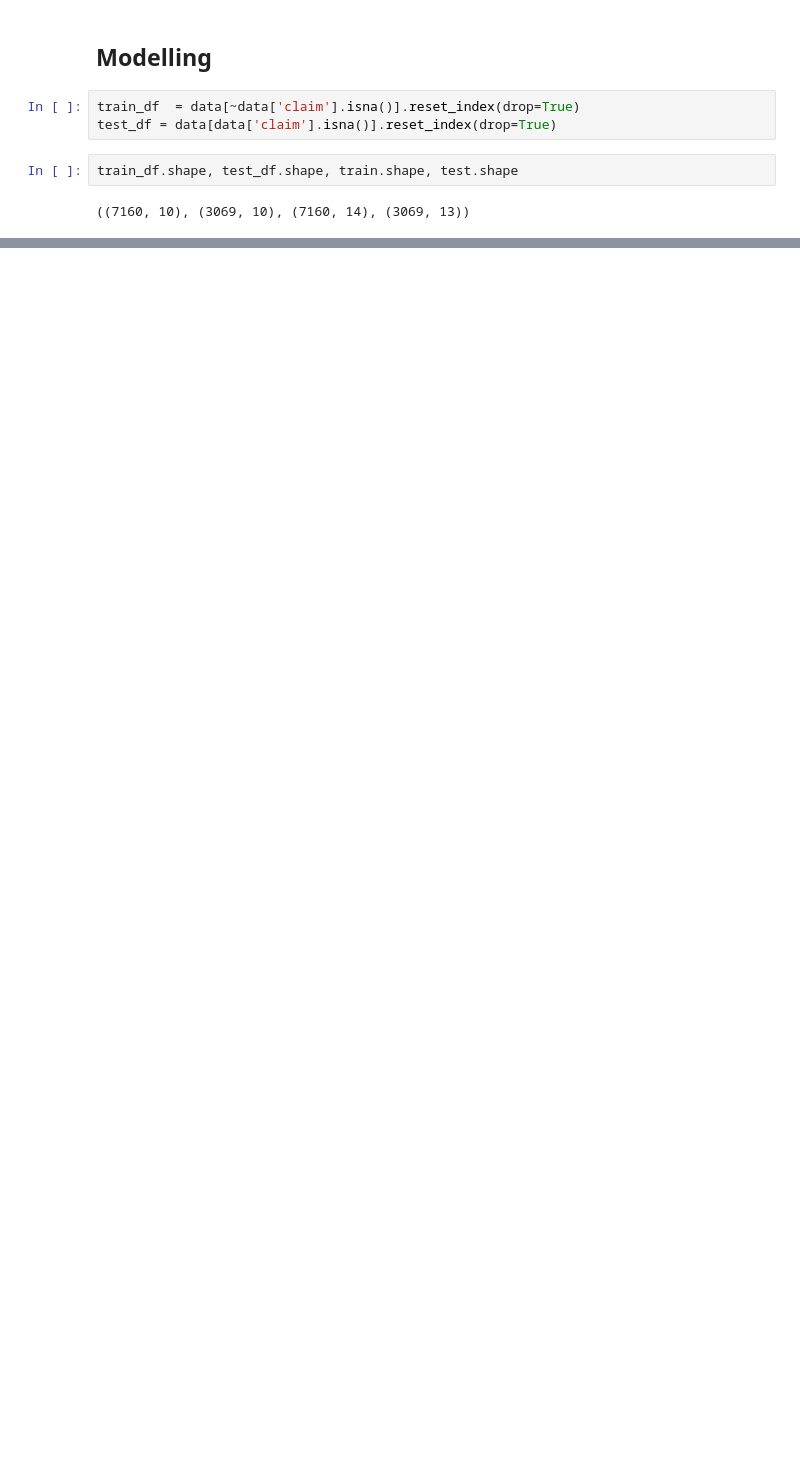
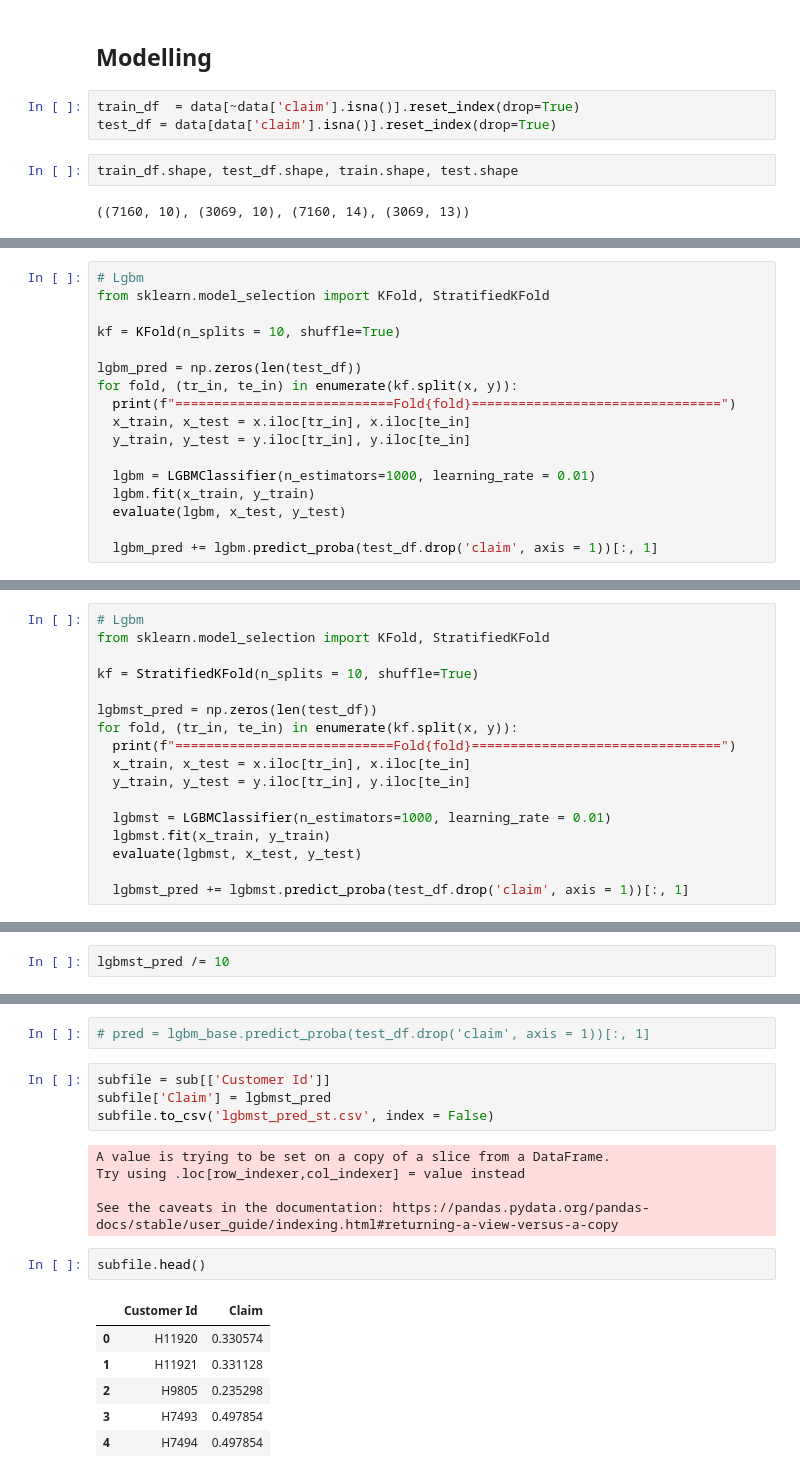
Before and after one commit to praistarr/Insurance-claim-prediction, a Jupyter notebook: Insurance_prediction.ipynb, the cells around one changed output, grey strips where cells are left out. Cells and saved outputs as stored; diff of their text form; blank space fills up the shorter version.

```diff
--- a/Insurance_prediction.ipynb
+++ b/Insurance_prediction.ipynb
@@ -373,0 +516,17 @@ accuracy_score(y_pred, y_test)
+# %%
+# Lgbm
+from sklearn.model_selection import KFold, StratifiedKFold
+
+kf = KFold(n_splits = 10, shuffle=True)
+
+lgbm_pred = np.zeros(len(test_df))
+for fold, (tr_in, te_in) in enumerate(kf.split(x, y)):
+  print(f"============================Fold{fold}================================")
+  x_train, x_test = x.iloc[tr_in], x.iloc[te_in]
+  y_train, y_test = y.iloc[tr_in], y.iloc[te_in]
+
+  lgbm = LGBMClassifier(n_estimators=1000, learning_rate = 0.01)
+  lgbm.fit(x_train, y_train)
+  evaluate(lgbm, x_test, y_test)
+
+  lgbm_pred += lgbm.predict_proba(test_df.drop('claim', axis = 1))[:, 1]
@@ -373,0 +553,17 @@ accuracy_score(y_pred, y_test)
+# %%
+# Lgbm
+from sklearn.model_selection import KFold, StratifiedKFold
+
+kf = StratifiedKFold(n_splits = 10, shuffle=True)
+
+lgbmst_pred = np.zeros(len(test_df))
+for fold, (tr_in, te_in) in enumerate(kf.split(x, y)):
+  print(f"============================Fold{fold}================================")
+  x_train, x_test = x.iloc[tr_in], x.iloc[te_in]
+  y_train, y_test = y.iloc[tr_in], y.iloc[te_in]
+
+  lgbmst = LGBMClassifier(n_estimators=1000, learning_rate = 0.01)
+  lgbmst.fit(x_train, y_train)
+  evaluate(lgbmst, x_test, y_test)
+
+  lgbmst_pred += lgbmst.predict_proba(test_df.drop('claim', axis = 1))[:, 1]
@@ -373,0 +588,2 @@ accuracy_score(y_pred, y_test)
+# %%
+lgbmst_pred /= 10
@@ -373,0 +595,20 @@ accuracy_score(y_pred, y_test)
+# %%
+# pred = lgbm_base.predict_proba(test_df.drop('claim', axis = 1))[:, 1]
+# %%
+subfile = sub[['Customer Id']]
+subfile['Claim'] = lgbmst_pred
+subfile.to_csv('lgbmst_pred_st.csv', index = False)
+# %% [output]
+A value is trying to be set on a copy of a slice from a DataFrame.
+Try using .loc[row_indexer,col_indexer] = value instead
+
+See the caveats in the documentation: https://pandas.pydata.org/pandas-docs/stable/user_guide/indexing.html#returning-a-view-versus-a-copy
+# %%
+subfile.head()
+# %% [output]
+|  | Customer Id | Claim |
+| 0 | H11920 | 0.330574 |
+| 1 | H11921 | 0.331128 |
+| 2 | H9805 | 0.235298 |
+| 3 | H7493 | 0.497854 |
+| 4 | H7494 | 0.497854 |
```
Also changed, not shown: parts of 47 cells of this notebook.
